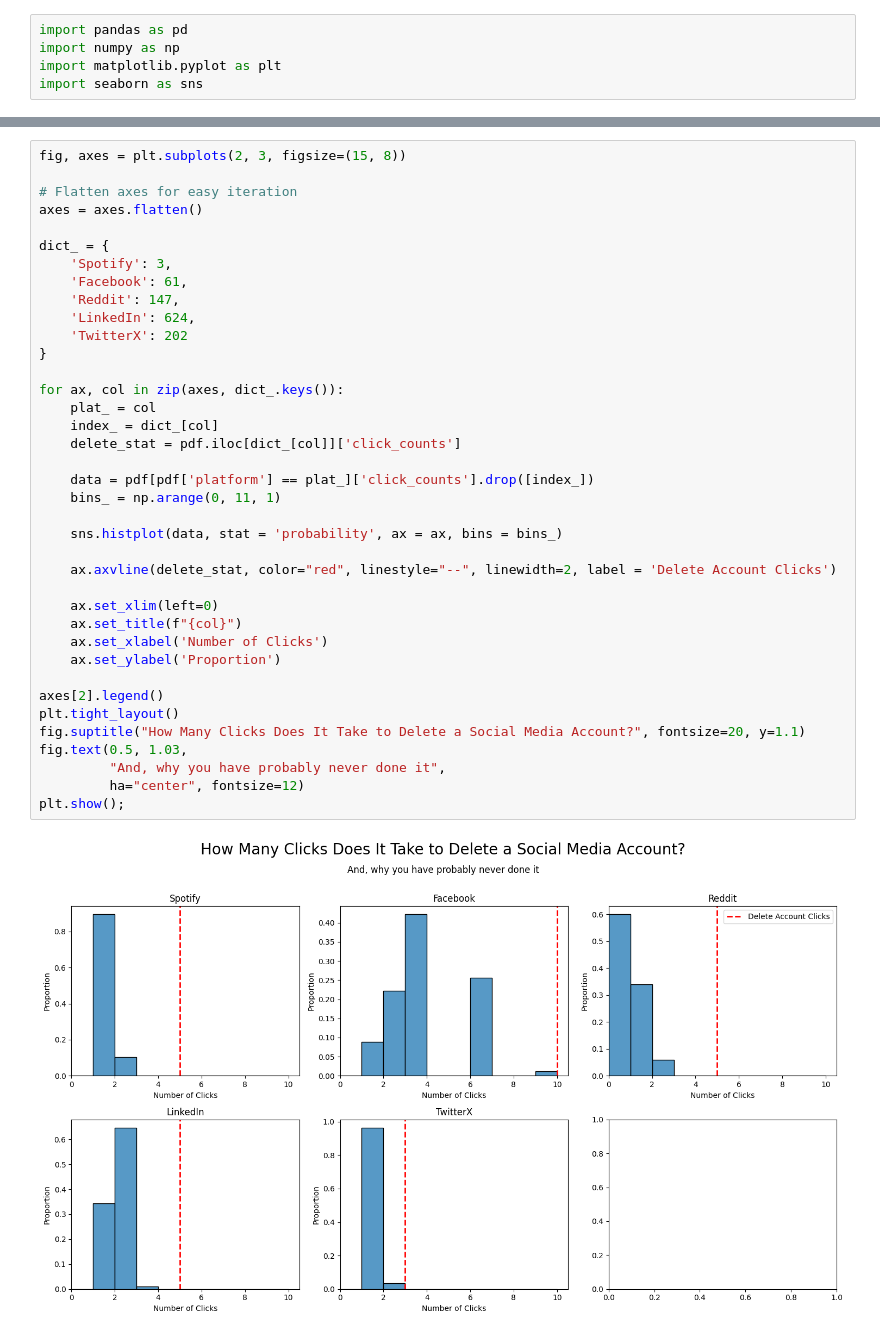
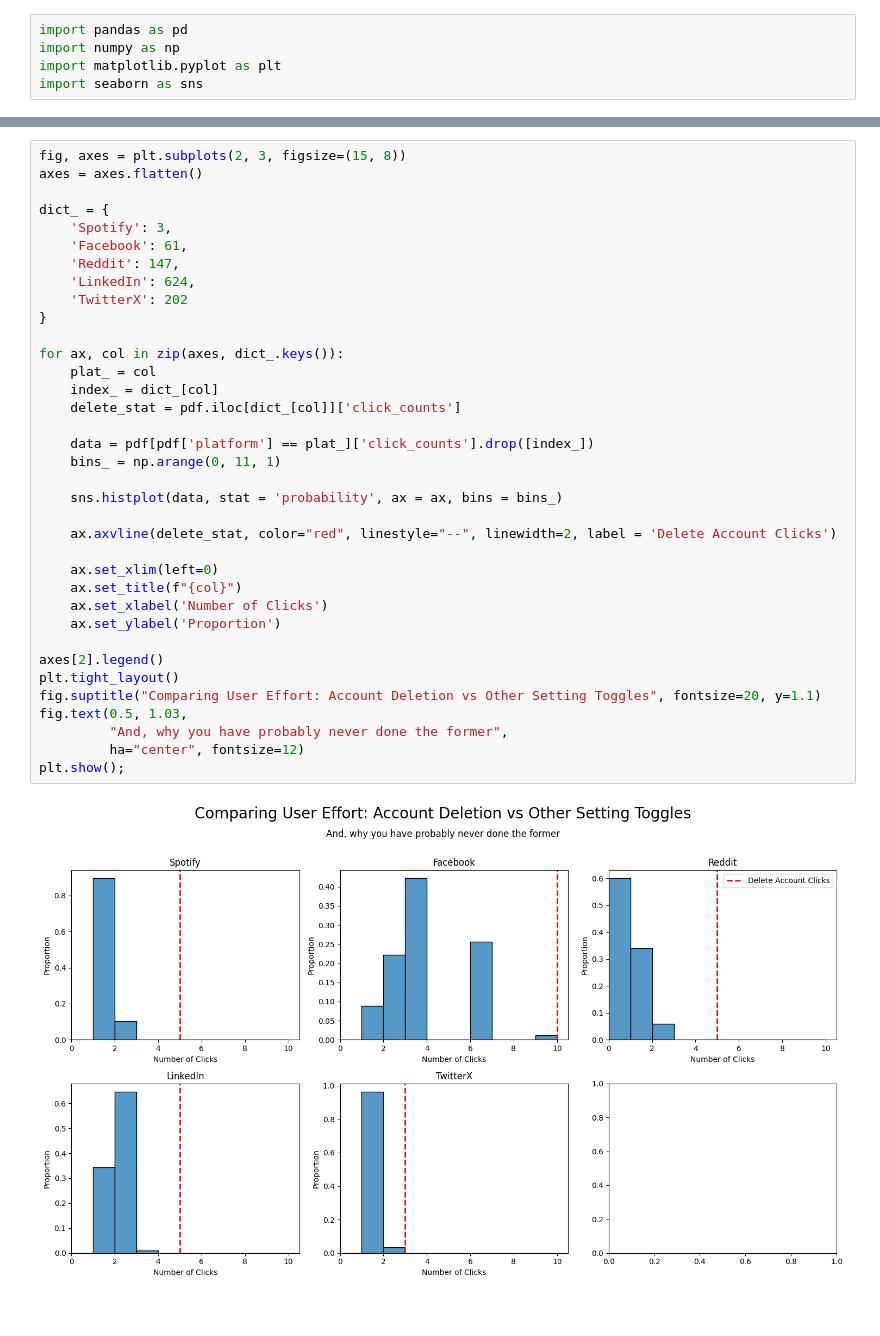
Before and after one commit to sebastianferragut/DSC180A_PrivacyProject, a Jupyter notebook: database/visualize_df.ipynb, the cells around one changed output, grey strips where cells are left out. Drawn from its saved outputs; the diff is of its cells as text.

Commit message:
data visualizations for capstone poster

```diff
--- a/database/visualize_df.ipynb
+++ b/database/visualize_df.ipynb
@@ -38,40 +147,38 @@ pdf.groupby('platform')['click_counts'].describe() # box plot might be helpful t
 # %%
 fig, axes = plt.subplots(2, 3, figsize=(15, 8))
-
-# Flatten axes for easy iteration
 axes = axes.flatten()
 
 dict_ = {
     'Spotify': 3,
     'Facebook': 61,
     'Reddit': 147,
     'LinkedIn': 624,
     'TwitterX': 202
 }
 
 for ax, col in zip(axes, dict_.keys()):
     plat_ = col
     index_ = dict_[col]
     delete_stat = pdf.iloc[dict_[col]]['click_counts']
 
     data = pdf[pdf['platform'] == plat_]['click_counts'].drop([index_])
     bins_ = np.arange(0, 11, 1)
 
     sns.histplot(data, stat = 'probability', ax = ax, bins = bins_)
 
     ax.axvline(delete_stat, color="red", linestyle="--", linewidth=2, label = 'Delete Account Clicks')
 
     ax.set_xlim(left=0)
     ax.set_title(f"{col}")
     ax.set_xlabel('Number of Clicks')
     ax.set_ylabel('Proportion')
 
 axes[2].legend()
 plt.tight_layout()
-fig.suptitle("How Many Clicks Does It Take to Delete a Social Media Account?", fontsize=20, y=1.1)
+fig.suptitle("Comparing User Effort: Account Deletion vs Other Setting Toggles", fontsize=20, y=1.1)
 fig.text(0.5, 1.03,
-         "And, why you have probably never done it",
+         "And, why you have probably never done the former",
          ha="center", fontsize=12)
 plt.show();
 # %% [output]
-[figure, old version]
+[figure, new version]
```
Also changed, not shown: parts of 17 cells of this notebook, 1 other file.
